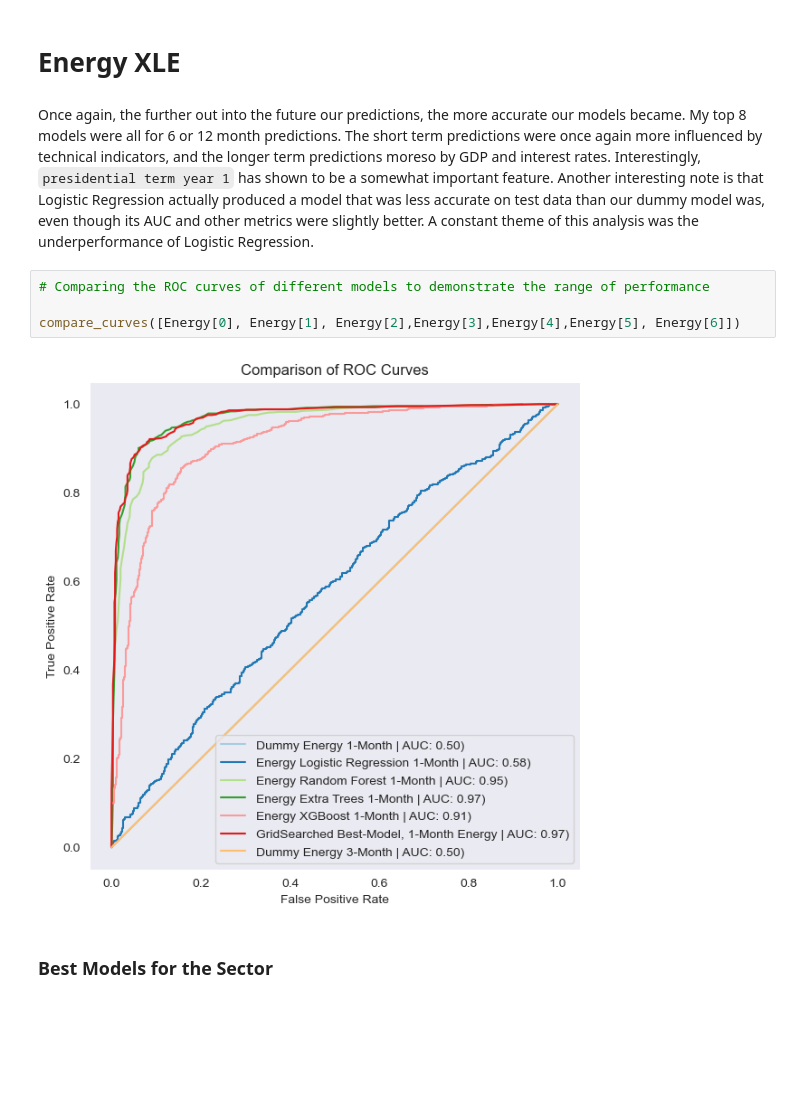
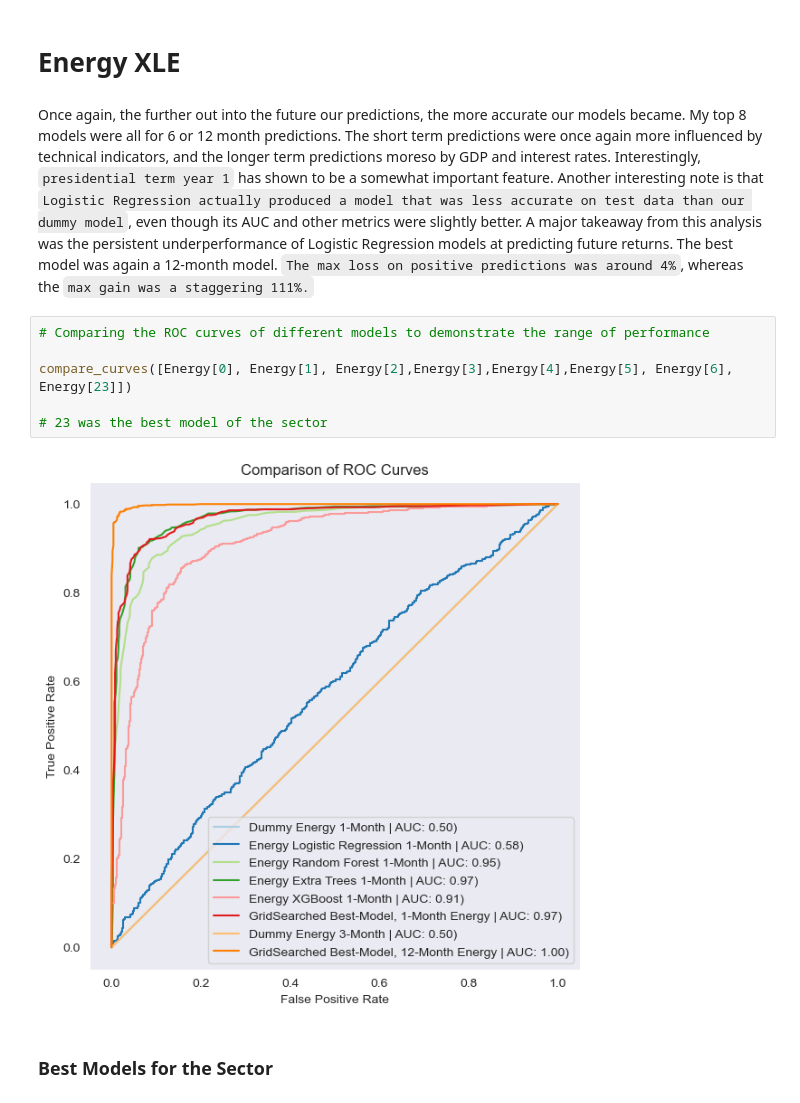
Before and after one commit to dvdhartsman/Stock_Market_Analysis, a Jupyter notebook: 2b_SPDR_Eval.ipynb, the cells around one changed output. Drawn from its saved outputs; the diff is of its cells as text; blank space fills up the shorter version.

```diff
--- a/2b_SPDR_Eval.ipynb
+++ b/2b_SPDR_Eval.ipynb
@@ -330,13 +337,15 @@ Name: 12_Month XLB, dtype: float64
 # %% [markdown]
 # Energy XLE
 # %% [markdown]
-Once again, the further out into the future our predictions, the more accurate our models became. My top 8 models were all for 6 or 12 month predictions. The short term predictions were once again more influenced by technical indicators, and the longer term predictions moreso by GDP and interest rates. Interestingly, `presidential term year 1` has shown to be a somewhat important feature. Another interesting note is that Logistic Regression actually produced a model that was less accurate on test data than our dummy model was, even though its AUC and other metrics were slightly better. A constant theme of this analysis was the underperformance of Logistic Regression.
+Once again, the further out into the future our predictions, the more accurate our models became. My top 8 models were all for 6 or 12 month predictions. The short term predictions were once again more influenced by technical indicators, and the longer term predictions moreso by GDP and interest rates. Interestingly, `presidential term year 1` has shown to be a somewhat important feature. Another interesting note is that `Logistic Regression actually produced a model that was less accurate on test data than our dummy model`, even though its AUC and other metrics were slightly better. A major takeaway from this analysis was the persistent underperformance of Logistic Regression models at predicting future returns. The best model was again a 12-month model. `The max loss on positive predictions was around 4%`, whereas the `max gain was a staggering 111%.`
 # %%
 # Comparing the ROC curves of different models to demonstrate the range of performance
 
-compare_curves([Energy[0], Energy[1], Energy[2],Energy[3],Energy[4],Energy[5], Energy[6]])
+compare_curves([Energy[0], Energy[1], Energy[2],Energy[3],Energy[4],Energy[5], Energy[6], Energy[23]])
+
+# 23 was the best model of the sector
 # %% [output]
-[figure, old version]
+[figure, new version]
 # %% [markdown]
 ### Best Models for the Sector
 # %%
```
Also changed, not shown: parts of 13 cells of this notebook.
